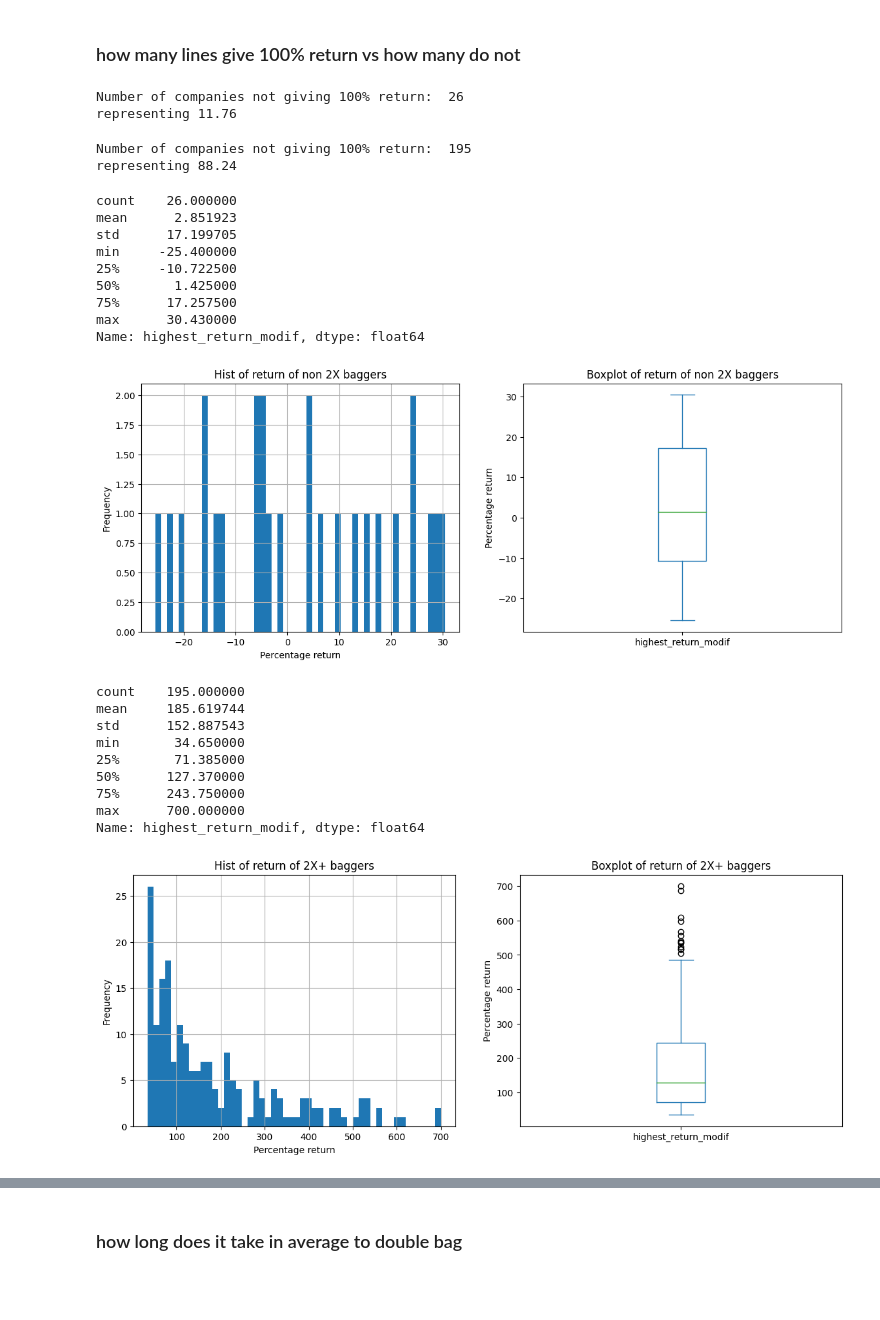
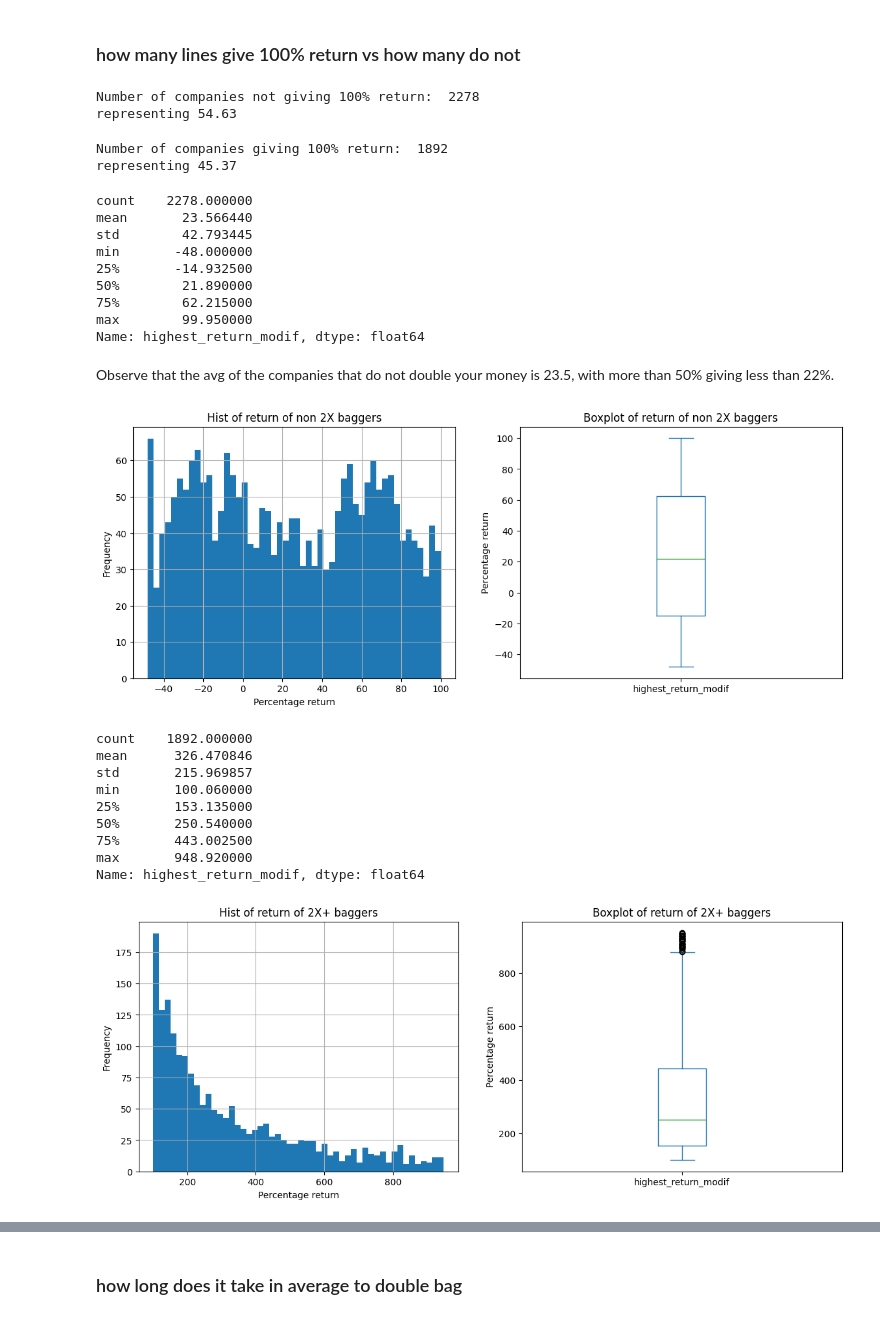
Before and after one commit to simonjpc/value_investment, a Jupyter notebook: notebooks/backtesting-output-analysis.ipynb, the cells around one changed output, grey strips where cells are left out. Drawn from its saved outputs; the diff is of its cells as text; code cells hidden in the pictures; blank space fills up the shorter version.

```diff
--- a/notebooks/backtesting-output-analysis.ipynb
+++ b/notebooks/backtesting-output-analysis.ipynb
@@ -102,0 +116,4 @@ Name: highest_return_modif, dtype: float64
+# %%
+print(df.shape)
+df = df[df["highest_return_modif"] != np.Inf]
+print(df.shape)
@@ -344,59 +382,61 @@ ax[1].set_ylim(0, 100);
 # %% [markdown]
 ### how many lines give 100% return vs how many do not
 # %%
-not100 = df_wo_outliers[pd.isna(df_wo_outliers["doubling_return_delay"])].shape[0]
+not100 = df_wo_outliers[df_wo_outliers["highest_return_modif"] < 100].shape[0]
 print("Number of companies not giving 100% return: ", not100)
 print(f"representing {round(100 * not100 / len(df_wo_outliers), 2)}")
 # %% [output]
-Number of companies not giving 100% return:  26
-representing 11.76
+Number of companies not giving 100% return:  2278
+representing 54.63
 # %%
-yes100 = df_wo_outliers[~pd.isna(df_wo_outliers["doubling_return_delay"])].shape[0]
-print("Number of companies not giving 100% return: ", yes100)
+yes100 = df_wo_outliers[df_wo_outliers["highest_return_modif"] >= 100].shape[0]
+print("Number of companies giving 100% return: ", yes100)
 print(f"representing {round(100 * yes100 / len(df_wo_outliers), 2)}")
 # %% [output]
-Number of companies not giving 100% return:  195
-representing 88.24
+Number of companies giving 100% return:  1892
+representing 45.37
 # %%
-df_wo_outliers.loc[pd.isna(df_wo_outliers["doubling_return_delay"]), "highest_return_modif"].describe()
+df_wo_outliers.loc[df_wo_outliers["highest_return_modif"] < 100, "highest_return_modif"].describe()
 # %% [output]
-count    26.000000
-mean      2.851923
-std      17.199705
-min     -25.400000
-25%     -10.722500
-50%       1.425000
-75%      17.257500
-max      30.430000
+count    2278.000000
+mean       23.566440
+std        42.793445
+min       -48.000000
+25%       -14.932500
+50%        21.890000
+75%        62.215000
+max        99.950000
 Name: highest_return_modif, dtype: float64
+# %% [markdown]
+Observe that the avg of the companies that do not double your money is 23.5, with more than 50% giving less than 22%.
 # %%
 fig, ax = plt.subplots(1, 2, figsize=(14, 5))
-df_wo_outliers.loc[pd.isna(df_wo_outliers["doubling_return_delay"]), "highest_return_modif"].hist(bins=50, ax=ax[0])
-df_wo_outliers.loc[pd.isna(df_wo_outliers["doubling_return_delay"]), "highest_return_modif"].plot.box(ax=ax[1])
+df_wo_outliers.loc[df_wo_outliers["highest_return_modif"] < 100, "highest_return_modif"].hist(bins=50, ax=ax[0])
+df_wo_outliers.loc[df_wo_outliers["highest_return_modif"] < 100, "highest_return_modif"].plot.box(ax=ax[1])
 ax[0].set_title("Hist of return of non 2X baggers")
 ax[0].set_xlabel("Percentage return")
 ax[0].set_ylabel("Frequency")
 
 ax[1].set_title("Boxplot of return of non 2X baggers")
 ax[1].set_ylabel("Percentage return");
 # %% [output]
-[figure, old version]
+[figure, new version]
 # %%
-df_wo_outliers.loc[~pd.isna(df_wo_outliers["doubling_return_delay"]), "highest_return_modif"].describe()
+df_wo_outliers.loc[df_wo_outliers["highest_return_modif"] >= 100, "highest_return_modif"].describe()
 # %% [output]
-count    195.000000
-mean     185.619744
-std      152.887543
-min       34.650000
-25%       71.385000
-50%      127.370000
-75%      243.750000
-max      700.000000
+count    1892.000000
+mean      326.470846
+std       215.969857
+min       100.060000
+25%       153.135000
+50%       250.540000
+75%       443.002500
+max       948.920000
 Name: highest_return_modif, dtype: float64
 # %%
 fig, ax = plt.subplots(1, 2, figsize=(14, 5))
-df_wo_outliers.loc[~pd.isna(df_wo_outliers["doubling_return_delay"]), "highest_return_modif"].hist(bins=50, ax=ax[0])
-df_wo_outliers.loc[~pd.isna(df_wo_outliers["doubling_return_delay"]), "highest_return_modif"].plot.box(ax=ax[1])
+df_wo_outliers.loc[df_wo_outliers["highest_return_modif"] >= 100, "highest_return_modif"].hist(bins=50, ax=ax[0])
+df_wo_outliers.loc[df_wo_outliers["highest_return_modif"] >= 100, "highest_return_modif"].plot.box(ax=ax[1])
 ax[0].set_title("Hist of return of 2X+ baggers")
 ax[0].set_xlabel("Percentage return")
 ax[0].set_ylabel("Frequency")
@@ -404,5 +444,5 @@ ax[0].set_ylabel("Frequency")
 ax[1].set_title("Boxplot of return of 2X+ baggers")
 ax[1].set_ylabel("Percentage return");
 # %% [output]
-[figure, old version]
+[figure, new version]
 # %% [markdown]
```
Also changed, not shown: parts of 61 cells of this notebook, 1 other file.
